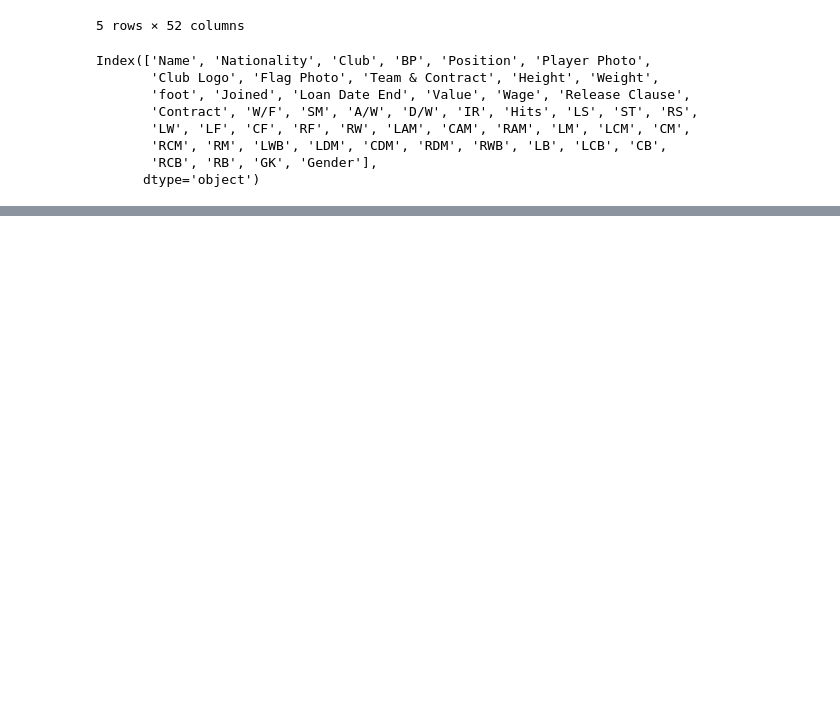
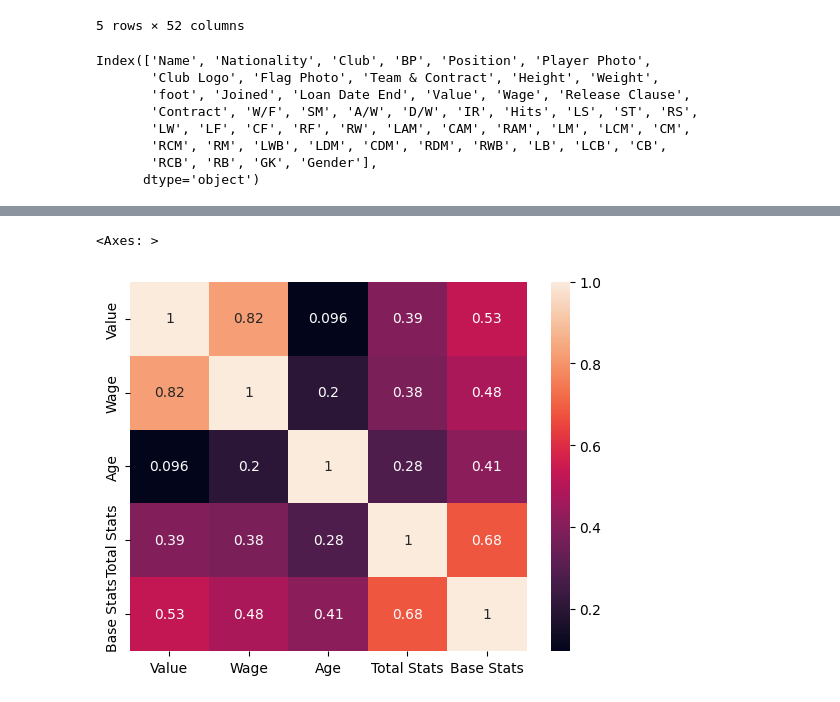
Before and after one commit to RaulRla/Fifa21_Project, a Jupyter notebook: Fifa project.ipynb, the cells around one changed output, grey strips where cells are left out. Saved outputs shown, nothing was run; the diff lists cells and outputs as text; code cells hidden in the pictures; blank space fills up the shorter version.

```diff
--- a/Fifa project.ipynb
+++ b/Fifa project.ipynb
@@ -103,0 +270,4 @@ array(['Udinese', 'KAS Eupen', 'Coventry City', 'Sunderland',
+# %%
+New_Df_fifa1['Total Stats'] = pd.to_numeric(New_Df_fifa1['Total Stats'], errors='coerce')
+# %%
+New_Df_fifa1['Base Stats'] = pd.to_numeric(New_Df_fifa1['Base Stats'], errors='coerce')
@@ -103,0 +284,3 @@ array(['Udinese', 'KAS Eupen', 'Coventry City', 'Sunderland',
+# %%
+New_Df_fifa1_numeric = New_Df_fifa1.select_dtypes(include=['int64', 'float64'])
+New_Df_fifa1_numeric
@@ -103,0 +301,3 @@ array(['Udinese', 'KAS Eupen', 'Coventry City', 'Sunderland',
+# %%
+num_corr = New_Df_fifa1_numeric.corr()
+num_corr.style.background_gradient(cmap='RdYlGn').format('{:,.2f}')
@@ -103,0 +311,5 @@ array(['Udinese', 'KAS Eupen', 'Coventry City', 'Sunderland',
+# %%
+sns.heatmap(num_corr,annot=True)
+# %% [output]
+<Axes: >
+[figure, added]
```
Also changed, not shown: parts of 29 cells of this notebook.
